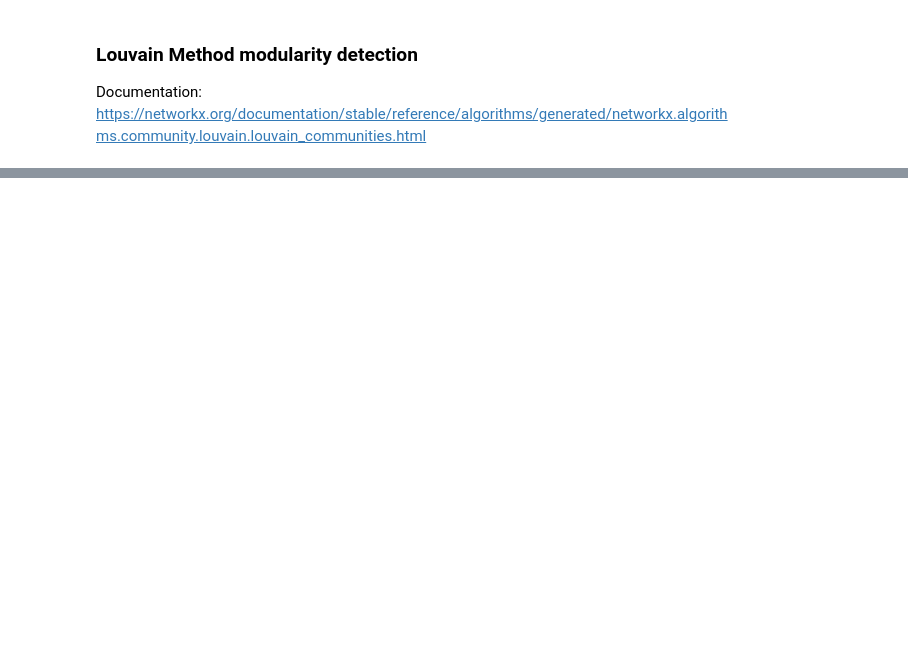
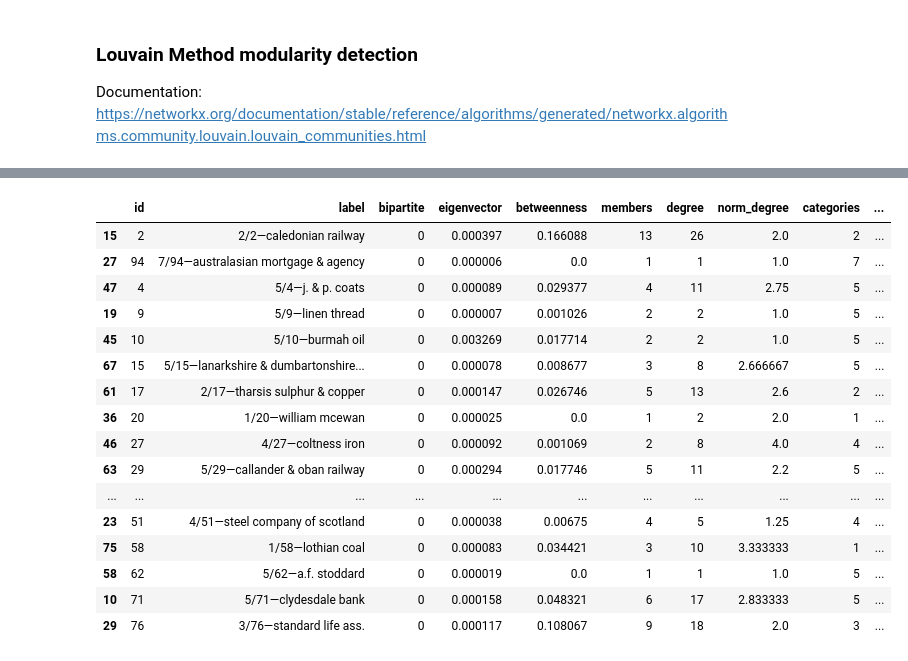
Before and after one commit to Sciences-historiques-numeriques/histoire_numerique_methodes, a Jupyter notebook: analyse_reseaux/pajek_book/chapter5_affiliations.ipynb, the cells around one changed output, grey strips where cells are left out. Drawn from its saved outputs; the diff is of its cells as text; code cells hidden in the pictures; blank space fills up the shorter version.

```diff
--- a/analyse_reseaux/pajek_book/chapter5_affiliations.ipynb
+++ b/analyse_reseaux/pajek_book/chapter5_affiliations.ipynb
@@ -685,6 +685,6 @@ print([(n[0], {'label':str(n[1]['categories'])+'—'+n[1]['label']}) for n in pr
 # %%
 ### Prepare the industrial category clusters to add to the nodes
-labels = dict([(n[0], {'label':str(n[1]['categories'])+'—'+n[1]['label']}) for n in projSG.nodes.data()])
+labels = dict([(n[0], {'label':str(n[1]['categories'])+'/'+ n[0]+'—'+n[1]['label']}) for n in projSG.nodes.data()])
 
 ### Add the industrial category clusters to the nodes
 nx.set_node_attributes(projSG, labels)
@@ -1000,0 +984,3 @@ pprint.pprint(llc)
+# %%
+l_communities = list(nx.community.louvain_communities(projSG))
+print( len(l_communities), l_communities)
@@ -1044,0 +1042,21 @@ print(list(communities[3]))
+# %%
+nodes_df[nodes_df.id.isin(l_communities[3]) ]\
+   .sort_values(by='capital', ascending=False)
+# %% [output]
+|  | id | label | bipartite | eigenvector | betweenness | members | degree | norm_degree | categories | ... |
+| 15 | 2 | 2/2—caledonian railway | 0 | 0.000397 | 0.166088 | 13 | 26 | 2.0 | 2 | ... |
+| 27 | 94 | 7/94—australasian mortgage & agency | 0 | 0.000006 | 0.0 | 1 | 1 | 1.0 | 7 | ... |
+| 47 | 4 | 5/4—j. & p. coats | 0 | 0.000089 | 0.029377 | 4 | 11 | 2.75 | 5 | ... |
+| 19 | 9 | 5/9—linen thread | 0 | 0.000007 | 0.001026 | 2 | 2 | 1.0 | 5 | ... |
+| 45 | 10 | 5/10—burmah oil | 0 | 0.003269 | 0.017714 | 2 | 2 | 1.0 | 5 | ... |
+| 67 | 15 | 5/15—lanarkshire & dumbartonshire... | 0 | 0.000078 | 0.008677 | 3 | 8 | 2.666667 | 5 | ... |
+| 61 | 17 | 2/17—tharsis sulphur & copper | 0 | 0.000147 | 0.026746 | 5 | 13 | 2.6 | 2 | ... |
+| 36 | 20 | 1/20—william mcewan | 0 | 0.000025 | 0.0 | 1 | 2 | 2.0 | 1 | ... |
+| 46 | 27 | 4/27—coltness iron | 0 | 0.000092 | 0.001069 | 2 | 8 | 4.0 | 4 | ... |
+| 63 | 29 | 5/29—callander & oban railway | 0 | 0.000294 | 0.017746 | 5 | 11 | 2.2 | 5 | ... |
+| ... | ... | ... | ... | ... | ... | ... | ... | ... | ... | ... |
+| 23 | 51 | 4/51—steel company of scotland | 0 | 0.000038 | 0.00675 | 4 | 5 | 1.25 | 4 | ... |
+| 75 | 58 | 1/58—lothian coal | 0 | 0.000083 | 0.034421 | 3 | 10 | 3.333333 | 1 | ... |
+| 58 | 62 | 5/62—a.f. stoddard | 0 | 0.000019 | 0.0 | 1 | 1 | 1.0 | 5 | ... |
+| 10 | 71 | 5/71—clydesdale bank | 0 | 0.000158 | 0.048321 | 6 | 17 | 2.833333 | 5 | ... |
+| 29 | 76 | 3/76—standard life ass. | 0 | 0.000117 | 0.108067 | 9 | 18 | 2.0 | 3 | ... |
```
Also changed, not shown: parts of 28 cells of this notebook, 4 other files.
